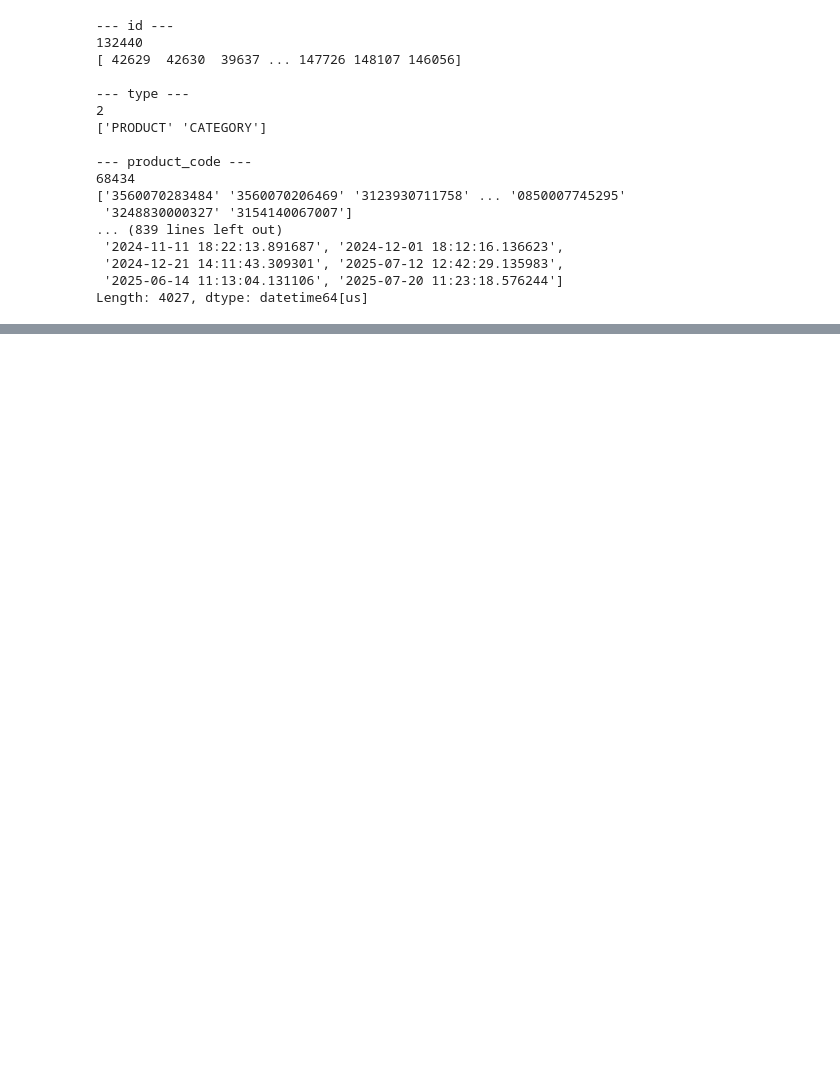
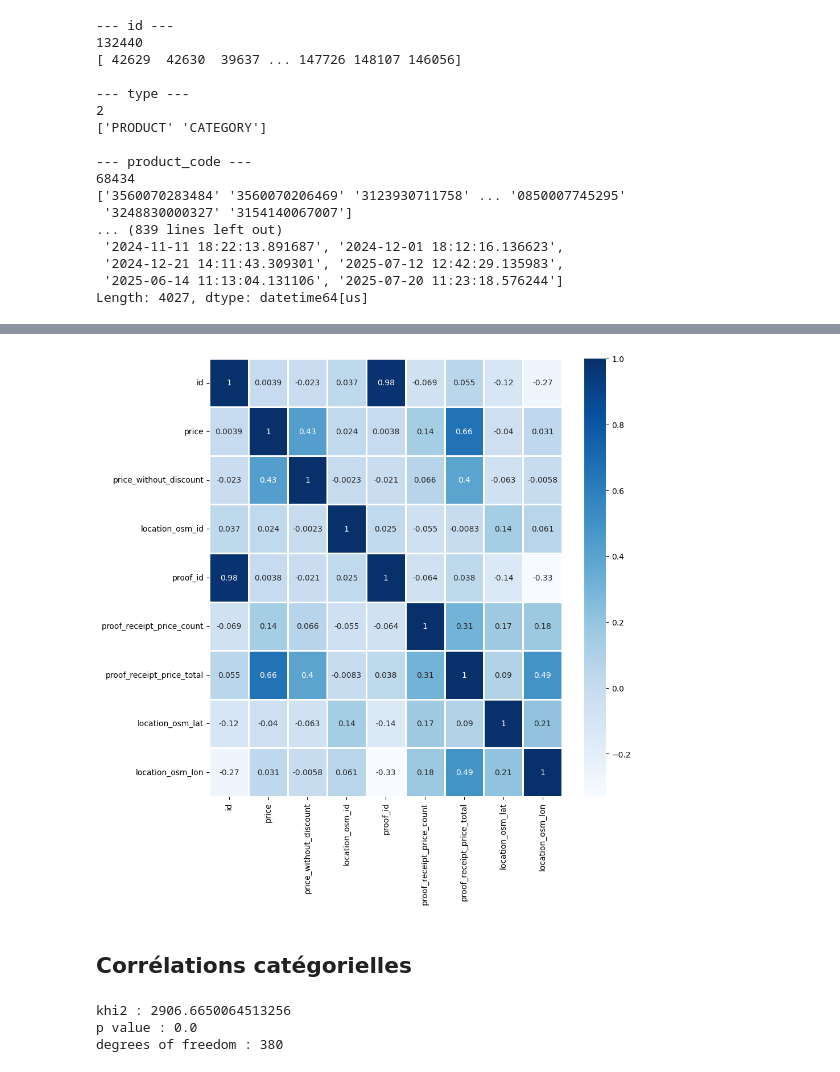
Before and after one commit to Ornellah/open_prices, a Jupyter notebook: notebooks/01_data_understanding.ipynb, the cells around one changed output, grey strips where cells are left out. Saved outputs shown, nothing was run; the diff lists cells and outputs as text; code cells hidden in the pictures; blank space fills up the shorter version.

Commit message:
add numeric corr

```diff
--- a/notebooks/01_data_understanding.ipynb
+++ b/notebooks/01_data_understanding.ipynb
@@ -163,0 +245,2 @@ Length: 4027, dtype: datetime64[us]
+# %%
+dfCorr = df[numCols].corr()
@@ -163,0 +260,19 @@ Length: 4027, dtype: datetime64[us]
+# %%
+fig, axes = plt.subplots(figsize=(10,10))
+sns.heatmap(dfCorr, cmap="Blues", linewidths=.9, annot=True, ax=axes)
+plt.show()
+# %% [output]
+[figure, added]
+# %% [markdown]
+## Corrélations catégorielles
+# %%
+table = pd.crosstab(df["category_tag"],df["price_per"])
+testResults = chi2_contingency(table)
+
+print(f"khi2 : {testResults[0]}")
+print(f"p value : {testResults[1]}")
+print(f"degrees of freedom : {testResults[2]}")
+# %% [output]
+khi2 : 2906.6650064513256
+p value : 0.0
+degrees of freedom : 380
```
Also changed, not shown: parts of 25 cells of this notebook.
